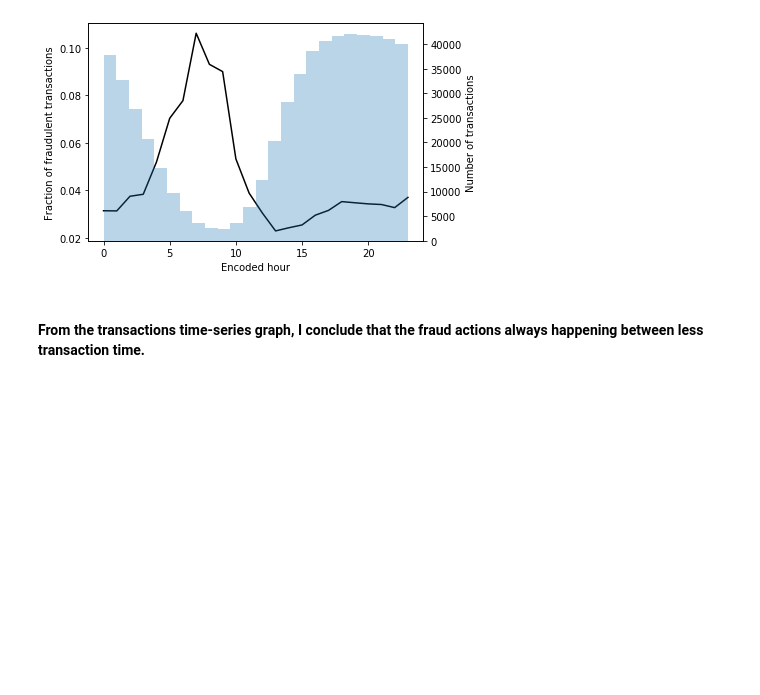
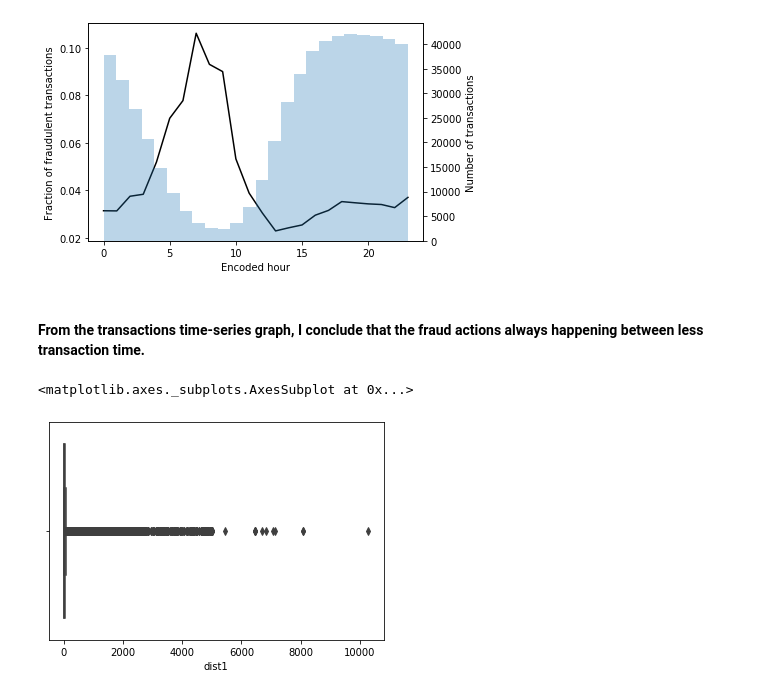
Before and after one commit to jacquelineguo/Capstone_1, a Jupyter notebook: Capstone_1_Draft.ipynb, the cells around one changed output. Drawn from its saved outputs; the diff is of its cells as text; code cells hidden in the pictures; blank space fills up the shorter version.

```diff
--- a/Capstone_1_Draft.ipynb
+++ b/Capstone_1_Draft.ipynb
@@ -255,3 +256,8 @@ Text(0, 0.5, 'Number of transactions')
 [figure]
 # %% [markdown]
 #### From the transactions time-series graph, I conclude that the fraud actions always happening between less transaction time.
+# %%
+sns.boxplot(x=train_transaction.dist1)
+# %% [output]
+<matplotlib.axes._subplots.AxesSubplot at 0x...>
+[figure, added]
```
Also changed, not shown: parts of 2 cells of this notebook.
